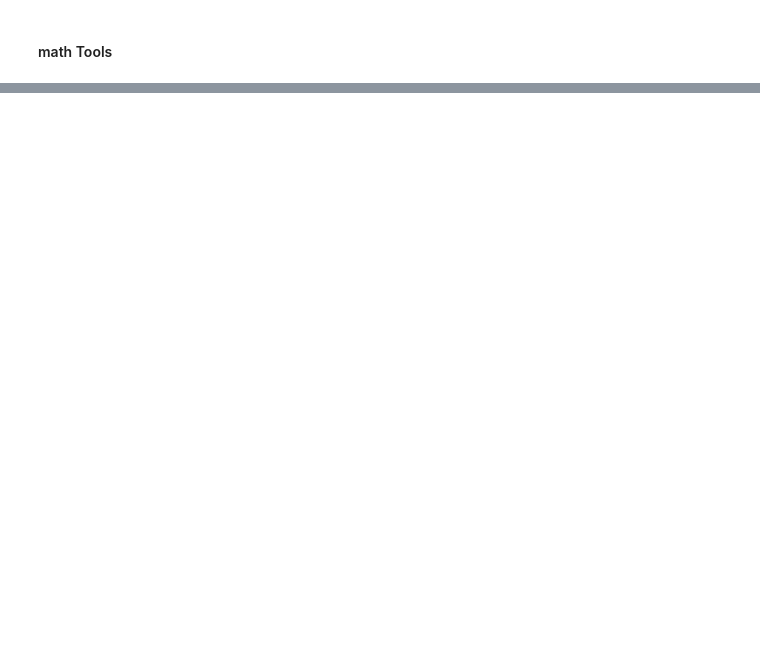
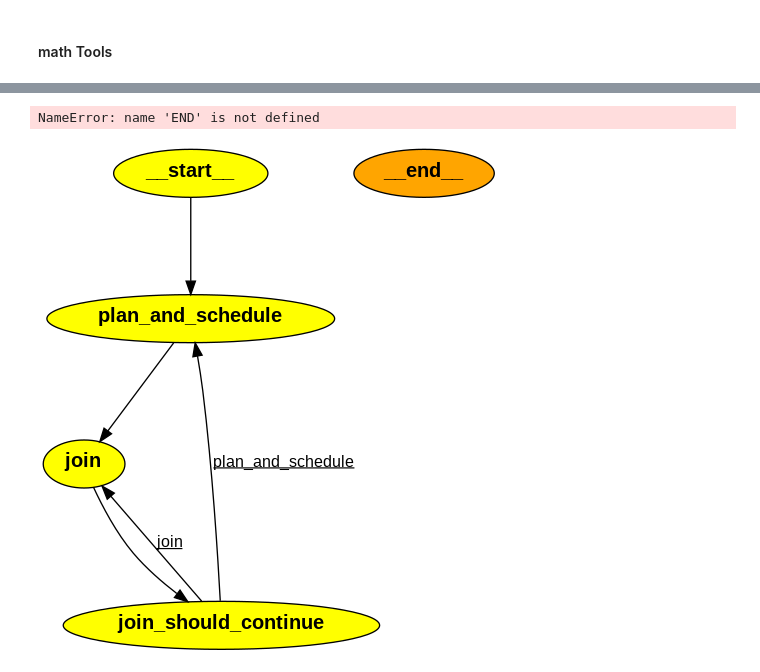
Before and after one commit to grapepicker1016/langgraph-multi-agent-api, a Jupyter notebook: llm_compiler.ipynb, the cells around one changed output, grey strips where cells are left out. Cells and saved outputs as stored; diff of their text form; code cells hidden in the pictures; blank space fills up the shorter version.

```diff
--- a/llm_compiler.ipynb
+++ b/llm_compiler.ipynb
@@ -515,0 +1291,6 @@ ValueError: "mistral:7b-instruct-v0.2-q6_K" did not respond with valid JSON. Ple
+# %%
+from langchain_community.chat_models import ChatOllama
+
+agent_llm = ChatOllama(model='mistral:7b-instruct-v0.2-q8_0')
+# This is the primary "agent" in our application
+planner = create_planner(agent_llm, tools, prompt)
@@ -515,0 +1559,32 @@ ValueError: "mistral:7b-instruct-v0.2-q6_K" did not respond with valid JSON. Ple
+# %%
+from langgraph.graph import MessageGraph, END
+from typing import Dict
+
+graph_builder = MessageGraph()
+
+# 1.  Define vertices
+# We defined plan_and_schedule above already
+# Assign each node to a state variable to update
+graph_builder.add_node("plan_and_schedule", plan_and_schedule)
+graph_builder.add_node("join", joiner)
+
+
+## Define edges
+graph_builder.add_edge("plan_and_schedule", "join")
+
+### This condition determines looping logic
+
+
+def should_continue(state: List[BaseMessage]):
+    if isinstance(state[-1], AIMessage):
+        return END
+    return "plan_and_schedule"
+
+
+graph_builder.add_conditional_edges(
+    start_key="join",
+    # Next, we pass in the function that will determine which node is called next.
+    condition=should_continue,
+)
+graph_builder.set_entry_point("plan_and_schedule")
+chain = graph_builder.compile()
@@ -515,0 +1702,5 @@ ValueError: "mistral:7b-instruct-v0.2-q6_K" did not respond with valid JSON. Ple
+# %%
+# Final answer
+print(step[END][-1].content)
+# %% [output]
+NameError: name 'END' is not defined
@@ -515,0 +1714,8 @@ ValueError: "mistral:7b-instruct-v0.2-q6_K" did not respond with valid JSON. Ple
+# %%
+from llmcompiler_.graph import chain
+
+# chain.get_graph().print_ascii()
+from IPython.display import Image
+Image(chain.get_graph().draw_png())
+# %% [output]
+[figure, added]
```
Also changed, not shown: parts of 81 cells of this notebook, 15 other files.
